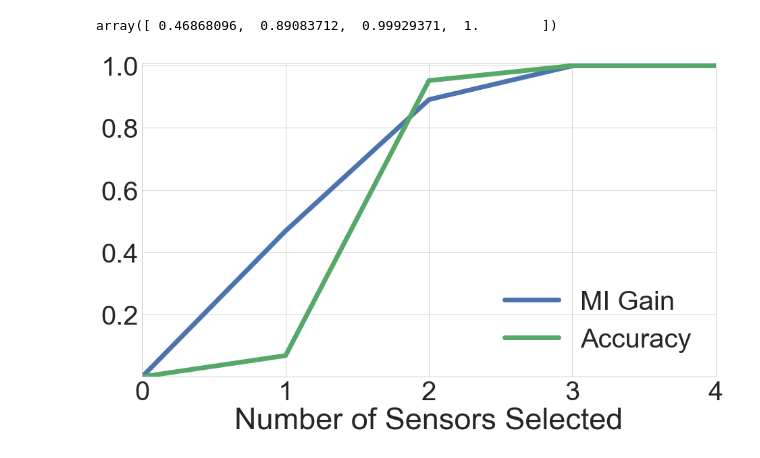
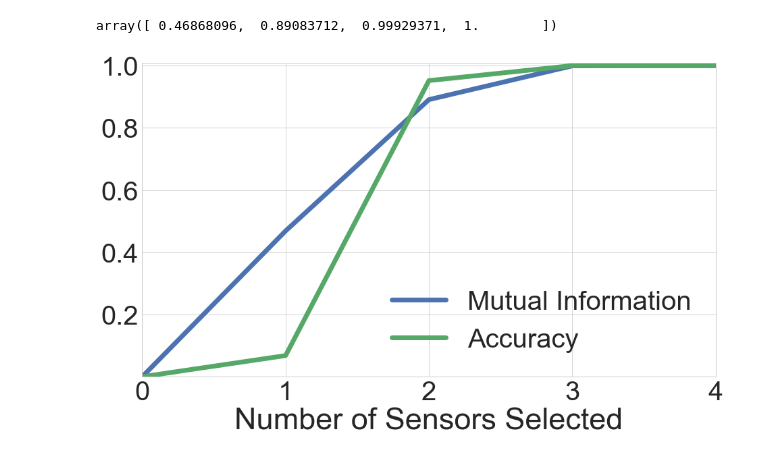
Before and after one commit to Wings-Lab/SelectSensor, a Jupyter notebook: plots.ipynb, the cells around one changed output. Drawn from its saved outputs; the diff is of its cells as text; code cells hidden in the pictures.

```diff
--- a/plots.ipynb
+++ b/plots.ipynb
@@ -283,32 +283,32 @@ plt.rc('figure', titlesize=BIGGER_SIZE) # fontsize of the figure title
 
 df_greedy = pd.read_csv('plot_data30/Online_Greedy_30.csv', header=None)
 
 X_mi = [i for i in range(1, size+1)]
 Y_mi = list(mi_sum)
 X_accuracy, Y_accuracy = df_greedy[0].tolist(), df_greedy[1].tolist()
 X_mi.insert(0, 0)
 Y_mi.insert(0, 0)
 X_accuracy.insert(0, 0)
 Y_accuracy.insert(0, 0)
 
 rcParams['lines.linewidth'] = 7
 
 plt.figure(figsize=(14,9))
 #plt.setp(linewidth=4)
 plt.plot(X_mi, Y_mi)
 plt.plot(X_accuracy, Y_accuracy)
 
-plt.legend(['MI Gain', 'Accuracy'], prop={'size':40})
+plt.legend(['Mutual Information', 'Accuracy'], prop={'size':40})
 plt.xlabel('Number of Sensors Selected', fontsize=45)
 plt.ylabel('', fontsize=40)
 x_axis = np.arange(0, 5, 1)
 plt.xticks(x_axis)
 y_axis = np.arange(0.2, 1.1, 0.2)
 plt.yticks(y_axis)
 plt.xlim([0, 4])
 plt.ylim([0, 1.01])
 
 plt.savefig('plot/mi_accuracy_30.pdf')
 plt.show()
 # %% [output]
-[figure, old version]
+[figure, new version]
```
Also changed, not shown: parts of 4 cells of this notebook, 4 other files.
